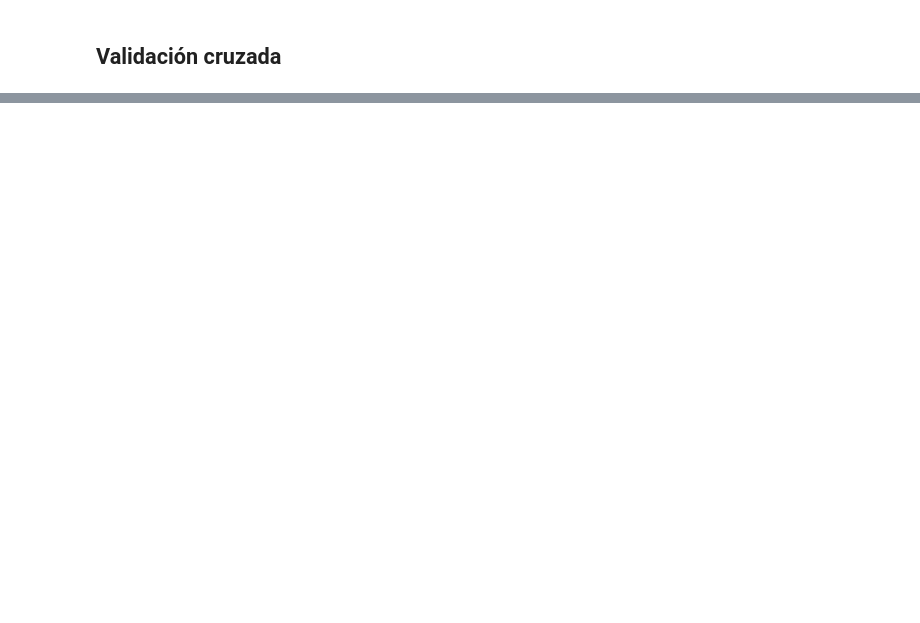
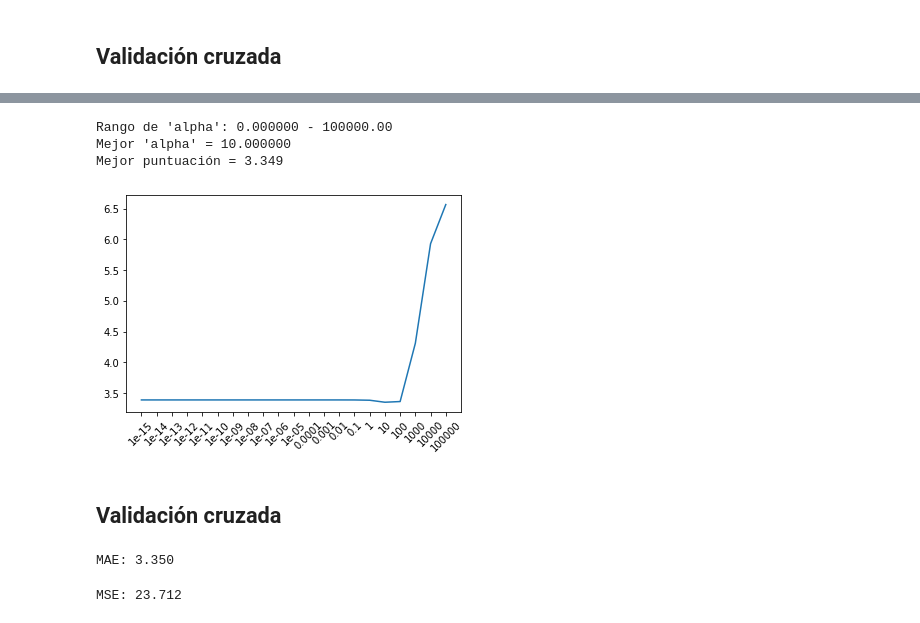
Before and after one commit to miguelgarglez/Trabajo-Fin-de-Grado, a Jupyter notebook: src/linear_reg/linear_reg.ipynb, the cells around one changed output, grey strips where cells are left out. Drawn from its saved outputs; the diff is of its cells as text; code cells hidden in the pictures; blank space fills up the shorter version.

Commit message:
prueba de Ridge adicional

```diff
--- a/src/linear_reg/linear_reg.ipynb
+++ b/src/linear_reg/linear_reg.ipynb
@@ -226,0 +229,23 @@ _ = plt.plot(y, yp, '.', y, y, '-')
+# %%
+kfold = KFold(n_splits=10, shuffle=True, random_state=7)
+
+net = Ridge()
+
+pipe = Pipeline(steps=[('std_sc', StandardScaler()),
+                       ('net', net)])
+# %%
+scaler = StandardScaler()
+ttr = TransformedTargetRegressor(regressor=pipe,
+                                 transformer=scaler)
+
+l_alpha = [10.**k for k in range(-15, 6)]
+grid_params = {'regressor__net__alpha': l_alpha}
+
+
+grid_search = GridSearchCV(ttr, grid_params, cv=kfold,
+                           scoring='neg_mean_absolute_error',
+                           return_train_score=True,
+                           n_jobs=4,
+                           verbose=1)
+
+grid_search.fit(X, y)
@@ -226,0 +269,15 @@ _ = plt.plot(y, yp, '.', y, y, '-')
+# %%
+alpha_range = [10**k for k in range(-15, 6)]
+print("Rango de 'alpha': %f - %.2f" % (np.array(alpha_range).min(), np.array(alpha_range).max()))
+print("Mejor 'alpha' = %f" % (grid_search.best_params_['regressor__net__alpha']))
+print("Mejor puntuación = %.3f" % (-grid_search.best_score_))
+
+plt.xticks(range(len(alpha_range)), alpha_range, rotation=45)
+_ = plt.plot( -grid_search.cv_results_['mean_test_score'])
+# %% [output]
+Rango de 'alpha': 0.000000 - 100000.00
+Mejor 'alpha' = 10.000000
+Mejor puntuación = 3.349
+[figure, added]
+# %% [markdown]
+## Validación cruzada
@@ -226,0 +286,12 @@ _ = plt.plot(y, yp, '.', y, y, '-')
+# %%
+from sklearn.metrics import mean_absolute_error
+
+print("MAE: %.3f\t" % (mean_absolute_error(y, yp)))
+# %% [output]
+MAE: 3.350
+# %%
+from sklearn.metrics import mean_squared_error
+
+print("MSE: %.3f\t" % (mean_squared_error(y, yp)))
+# %% [output]
+MSE: 23.712
```
Also changed, not shown: parts of 8 cells of this notebook.
